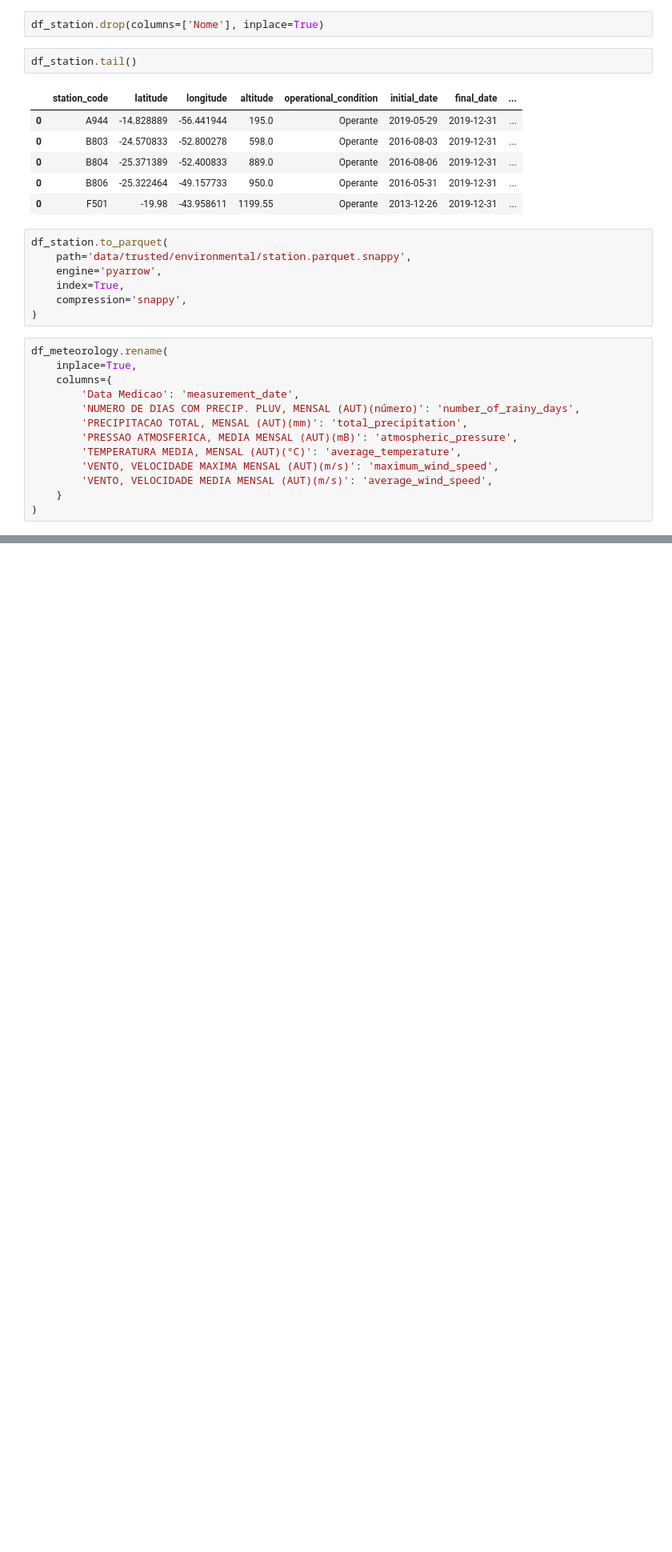
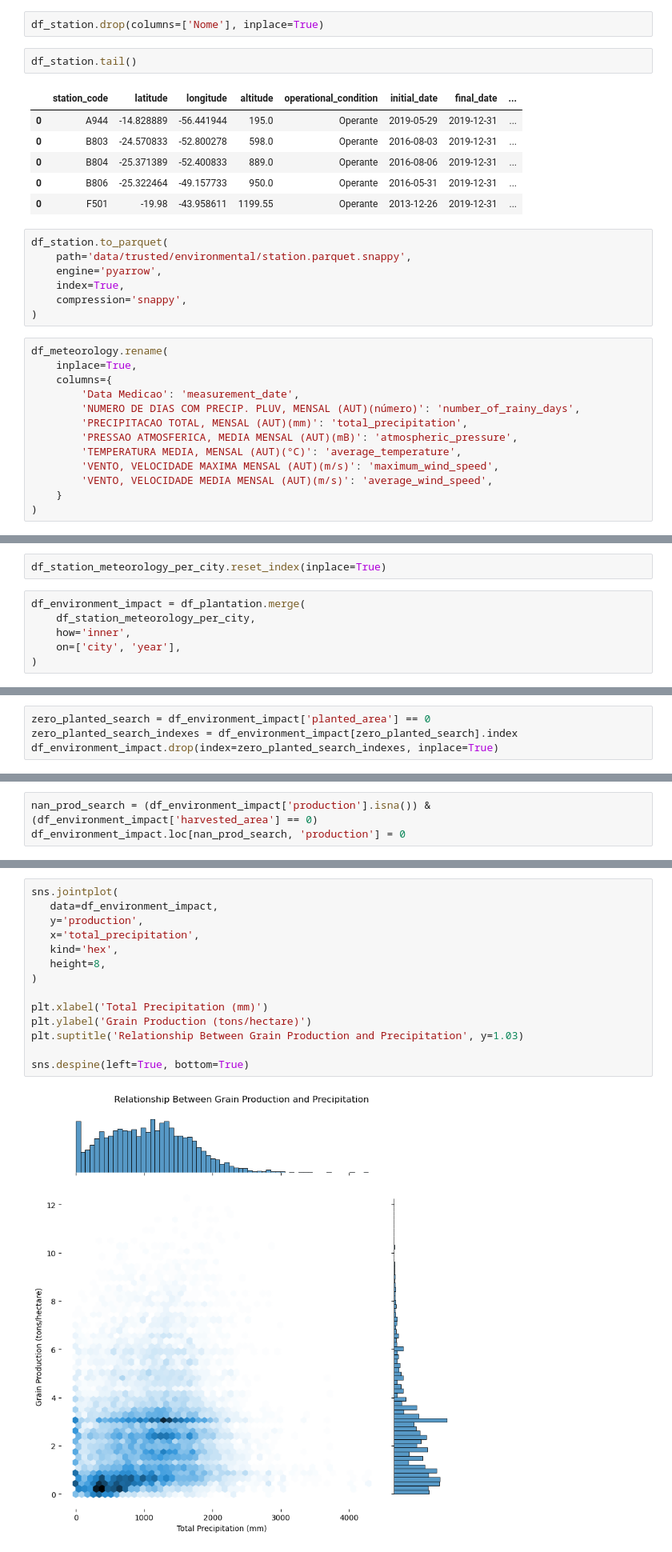
Before and after one commit to Squinelato/eEDB-001-2024-4, a Jupyter notebook: exercise_1/brazil_grain_analysis.ipynb, the cells around one changed output, grey strips where cells are left out. Shown: that part at 80% size. Cells and saved outputs as stored; diff of their text form; blank space fills up the shorter version.

Commit message:
feat: merging the data

```diff
--- a/exercise_1/brazil_grain_analysis.ipynb
+++ b/exercise_1/brazil_grain_analysis.ipynb
@@ -371,0 +412,8 @@ df_meteorology.to_parquet(
+# %%
+df_station_meteorology_per_city.reset_index(inplace=True)
+# %%
+df_environment_impact = df_plantation.merge(
+    df_station_meteorology_per_city,
+    how='inner',
+    on=['city', 'year'],
+)
@@ -371,0 +422,4 @@ df_meteorology.to_parquet(
+# %%
+zero_planted_search = df_environment_impact['planted_area'] == 0
+zero_planted_search_indexes = df_environment_impact[zero_planted_search].index
+df_environment_impact.drop(index=zero_planted_search_indexes, inplace=True)
@@ -371,0 +428,3 @@ df_meteorology.to_parquet(
+# %%
+nan_prod_search = (df_environment_impact['production'].isna()) & (df_environment_impact['harvested_area'] == 0)
+df_environment_impact.loc[nan_prod_search, 'production'] = 0
@@ -371,0 +442,16 @@ df_meteorology.to_parquet(
+# %%
+sns.jointplot(
+   data=df_environment_impact,
+   y='production',
+   x='total_precipitation',
+   kind='hex',
+   height=8,
+)
+
+plt.xlabel('Total Precipitation (mm)')
+plt.ylabel('Grain Production (tons/hectare)')
+plt.suptitle('Relationship Between Grain Production and Precipitation', y=1.03)
+
+sns.despine(left=True, bottom=True)
+# %% [output]
+[figure, added]
```
Also changed, not shown: parts of 25 cells of this notebook, 48 other files.
